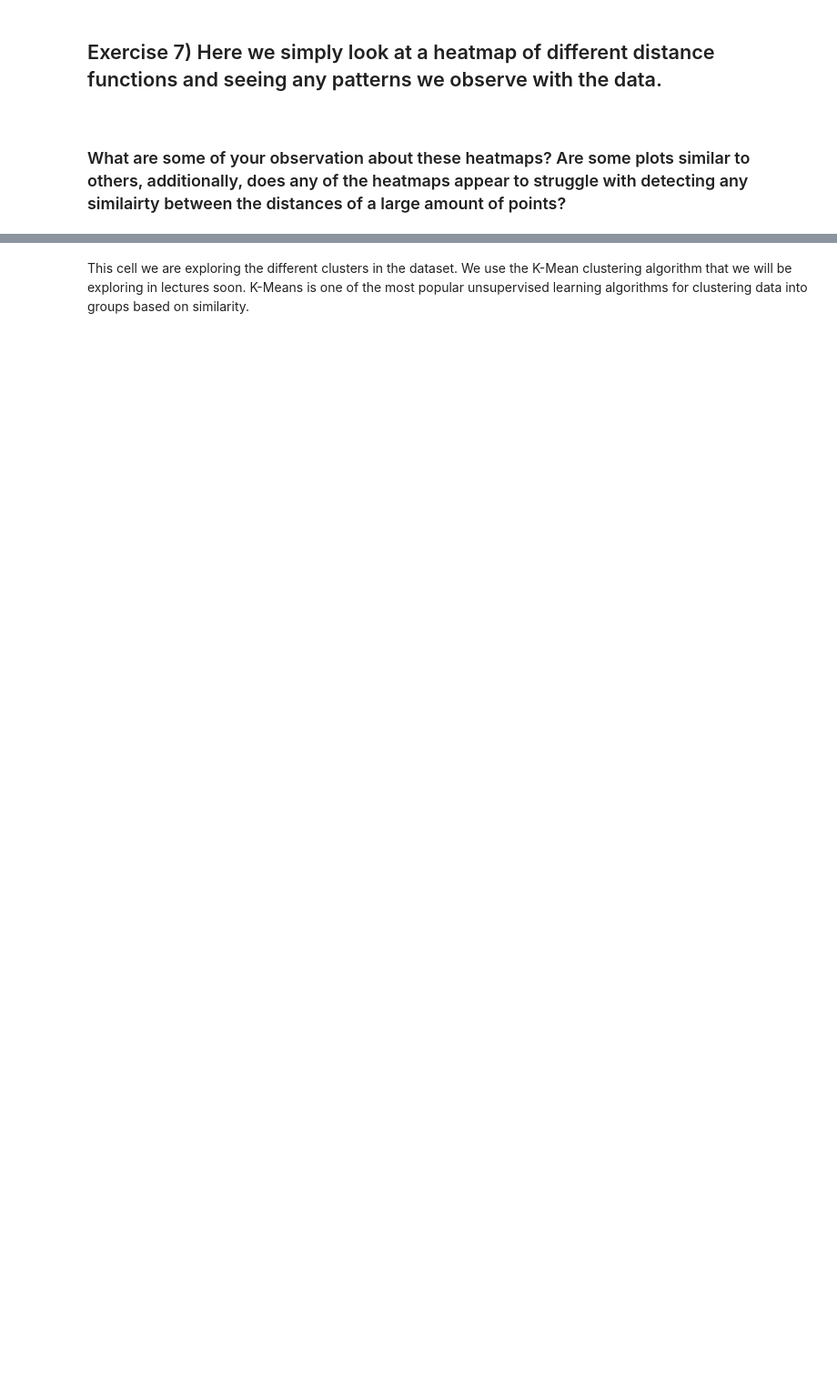
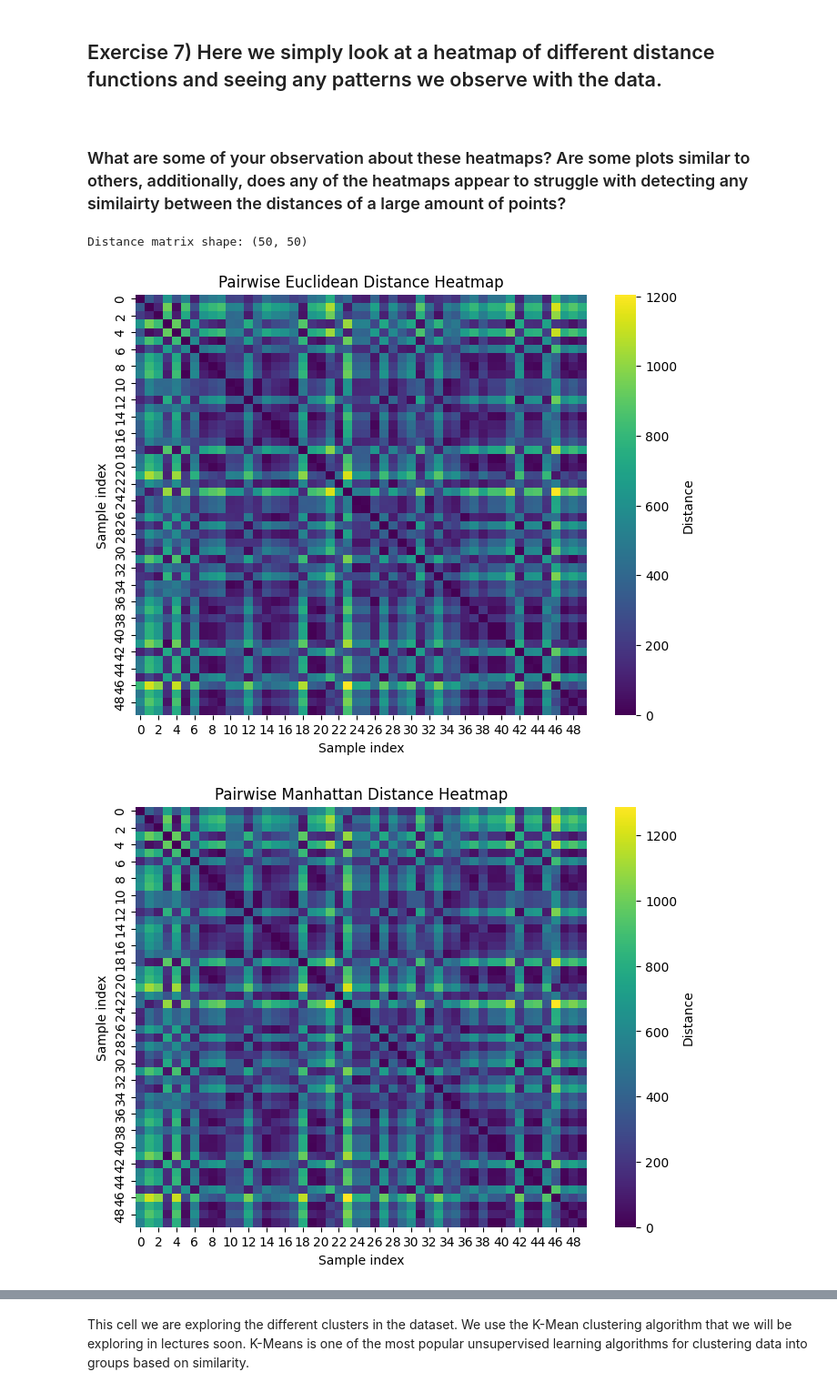
Before and after one commit to CS506-Boston-University/lab2-Jitarth1102, a Jupyter notebook: Lab_2.ipynb, the cells around one changed output, grey strips where cells are left out. Shown at 91% size. Drawn from its saved outputs; the diff is of its cells as text; code cells hidden in the pictures; blank space fills up the shorter version.

```diff
--- a/Lab_2.ipynb
+++ b/Lab_2.ipynb
@@ -582,28 +582,32 @@ Top 5 outliers by mean distance: [152 258 212 461 417]
 # %%
 import seaborn as sns
 
 # Select just two features
 X2 = X[['area error', 'mean area']].values
 X2 = X2[:50,:]
 
 # TO-DO
 # --- Compute pairwise distances ---
-D_euclidean =
-D_manhattan =
-D_cosine    =
+D_euclidean = pairwise_distances(X2, metric='euclidean')
+D_manhattan = pairwise_distances(X2, metric='manhattan')
+D_cosine    = pairwise_distances(X2, metric='cosine')
 
-print("Distance matrix shape:", D_euclidean.shape)  # (569, 569)
+print("Distance matrix shape:", D_euclidean.shape)  # (50, 50)
 
 # --- Heatmap plotting function ---
 def plot_heatmap(D, title):
     plt.figure(figsize=(8,6))
     sns.heatmap(D, cmap="viridis", cbar_kws={'label': 'Distance'})
     plt.title(title)
     plt.xlabel("Sample index")
     plt.ylabel("Sample index")
     plt.show()
 
 # Plot heatmaps for each metric
 plot_heatmap(D_euclidean, "Pairwise Euclidean Distance Heatmap")
 plot_heatmap(D_manhattan, "Pairwise Manhattan Distance Heatmap")
 plot_heatmap(D_cosine,    "Pairwise Cosine Distance Heatmap")
+# %% [output]
+Distance matrix shape: (50, 50)
+[figure, added]
+[figure, added]
```
Also changed, not shown: parts of 1 cell of this notebook.
